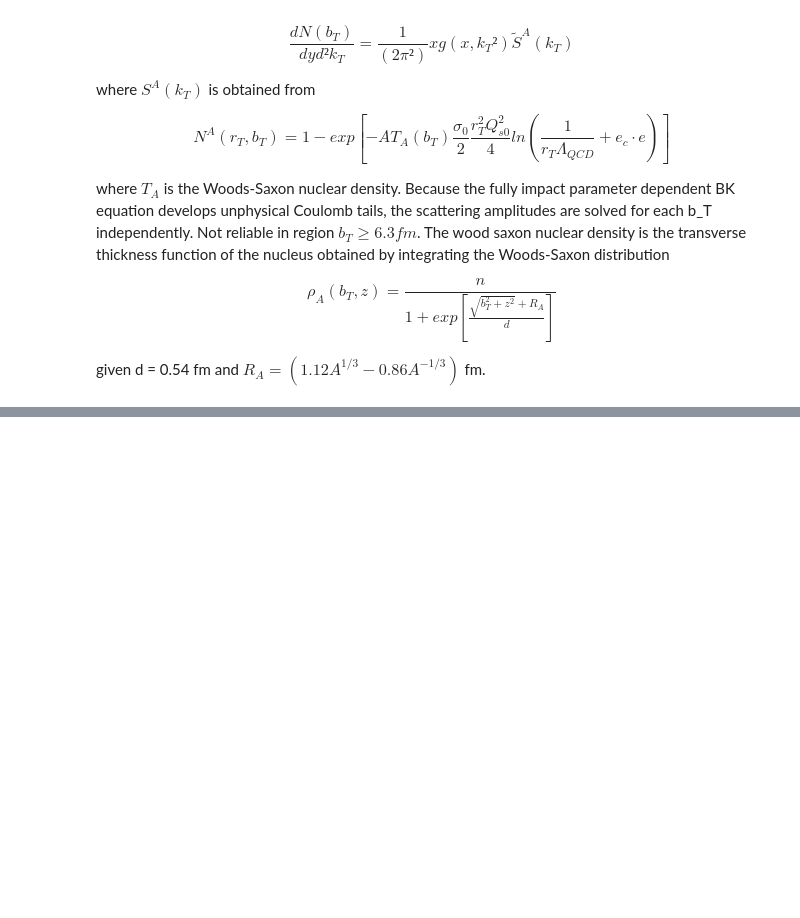
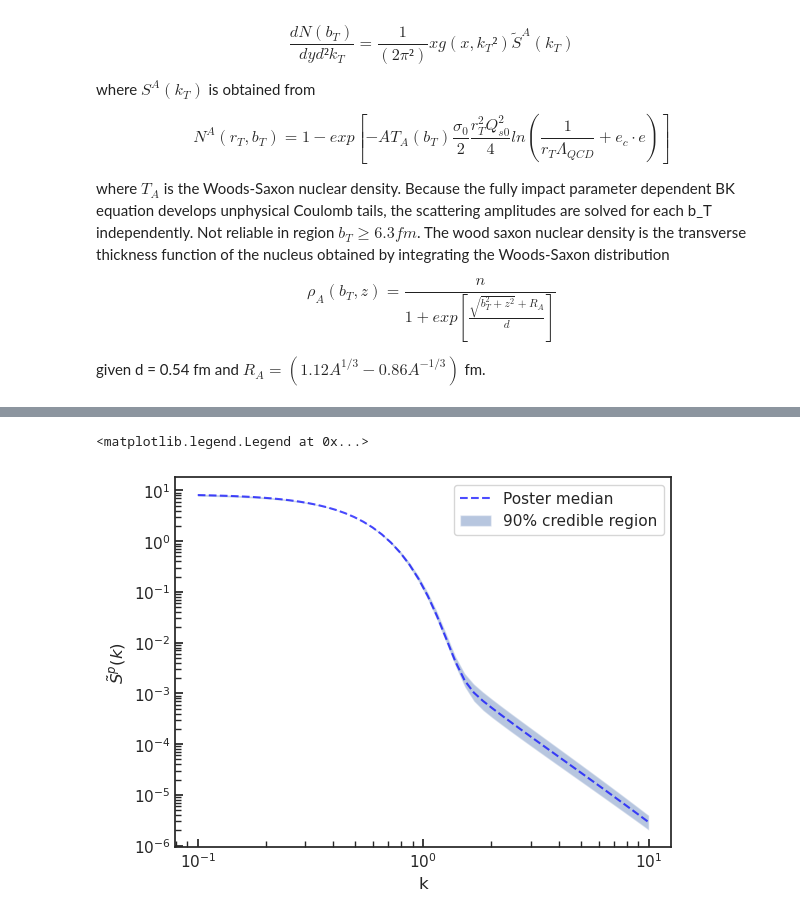
Before and after one commit to camcasuga/BayesianBK, a Jupyter notebook: 2DFT.ipynb, the cells around one changed output, grey strips where cells are left out. Drawn from its saved outputs; the diff is of its cells as text; code cells hidden in the pictures; blank space fills up the shorter version.

```diff
--- a/2DFT.ipynb
+++ b/2DFT.ipynb
@@ -3,6 +3,10 @@ import numpy as np
 import matplotlib.pyplot as plt
 from scipy import integrate
 from hankel import HankelTransform
+plt.rcParams['xtick.direction'] = 'in'
+plt.rcParams['ytick.direction'] = 'in'
+import seaborn as sns
+sns.set_style("ticks")
 # %% [markdown]
 First computing:
 
@@ -105,0 +94,28 @@ plt.legend()
+# %%
+# sps = []
+# for i in range(len(Qs02s)):
+#     sp = ht.transform(lambda r: 1 - dipp(r, Qs02s[i], e_cs[i]), k, ret_err = False)
+#     sps.append(sp)
+#     plt.plot(k, sps[i], color = 'orange', alpha = 0.5)
+#     if i == 0:
+#         plt.plot(k, sp, color = 'orange', alpha = 0.5, label = 'Posterior samples')
+#     if i % 10 == 0:
+#         print(i)}
+
+#sp_allk_median = []
+#sp_allk_mean = []
+sp_allk_5 = []
+sp_allk_95 = []
+sp_all = []
+for i in k:
+    print(i)
+    sp_perk = [ht.transform(lambda r: 1 - dipp(r, Qs02s[j], e_cs[j]), i, ret_err = False) for j in range(len(Qs02s))]
+    sp_all.append(sp_perk)
+    #sp_allk_median.append(np.median(sp_perk))
+    sp_allk_5.append(np.percentile(sp_perk, 5))
+    sp_allk_95.append(np.percentile(sp_perk, 95))
+    #sp_allk_median.append(np.median(sp_perk))
+
+# get 2 sigma uncertainty using nump
+
+sp_median = ht.transform(lambda r: 1 - dipp(r, posterior_medians[0], posterior_medians[1]), k, ret_err = False)
@@ -105,0 +167,14 @@ plt.legend()
+# %%
+#plt.plot(k, sp_allk_median, label = 'Median Curve', color = 'black', alpha = 0.8)
+#plt.plot(k, sp_allk_mean, '--', label = 'Mean Curve', color = 'red', alpha = 0.8)
+plt.plot(k, sp_median, '--', alpha = 0.7, color = "blue", label = "Poster median")
+plt.fill_between(k, sp_allk_5, sp_allk_95, alpha = 0.4, label = "90% credible region")
+plt.xscale('log')
+plt.yscale('log')
+plt.ylabel(r'$\tilde{S}^p(k)$')
+plt.xlabel('k')
+plt.tick_params(direction='in', which = 'both')
+plt.legend()
+# %% [output]
+<matplotlib.legend.Legend at 0x...>
+[figure, added]
```
Also changed, not shown: parts of 7 cells of this notebook, 15 other files.
